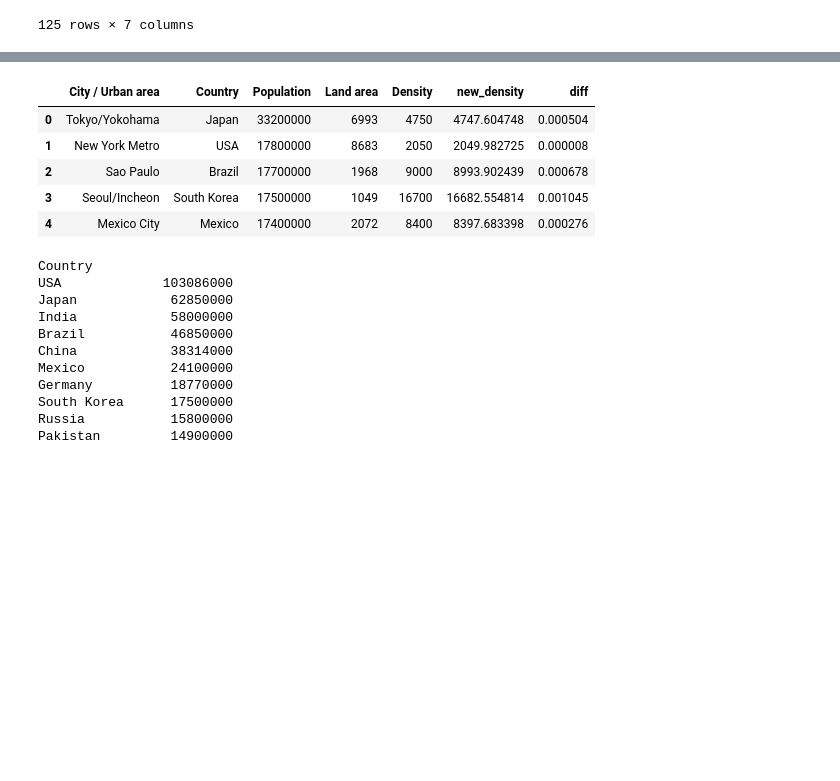
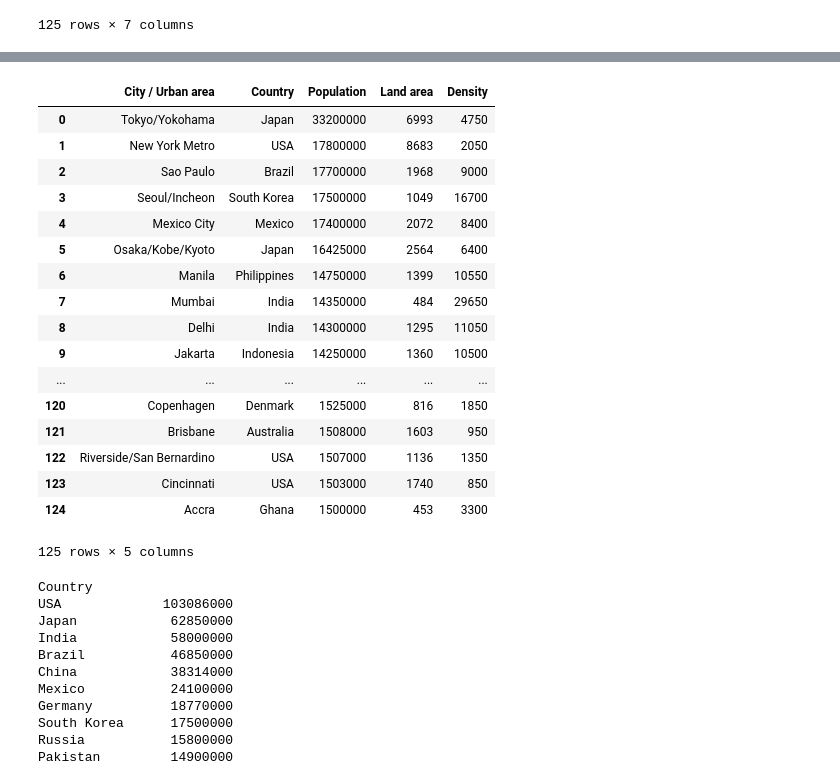
Before and after one commit to Bl3f/amse2019, a Jupyter notebook: day2/Day 2.ipynb, the cells around one changed output, grey strips where cells are left out. Drawn from its saved outputs; the diff is of its cells as text; code cells hidden in the pictures; blank space fills up the shorter version.

```diff
--- a/day2/Day 2.ipynb
+++ b/day2/Day 2.ipynb
@@ -178,6 +302,8 @@ df['Land area'] = df['Land area'] \
     .apply(lambda x: int(x.replace(',', '')))
 df['Density'] = df['Density'] \
     .apply(lambda x: int(x.replace(',', '')))
+# %%
+df['Population'] = df['Population'].str.replace(',', '').astype(int)
 # %%
 df.sort_values('Land area', ascending=False)
 # %% [output]
@@ -236,12 +362,24 @@ df['Population'].plot(kind='bar')
 # %%
-df.head()
+df
 # %% [output]
-|  | City / Urban area | Country | Population | Land area | Density | new_density | diff |
-| 0 | Tokyo/Yokohama | Japan | 33200000 | 6993 | 4750 | 4747.604748 | 0.000504 |
-| 1 | New York Metro | USA | 17800000 | 8683 | 2050 | 2049.982725 | 0.000008 |
-| 2 | Sao Paulo | Brazil | 17700000 | 1968 | 9000 | 8993.902439 | 0.000678 |
-| 3 | Seoul/Incheon | South Korea | 17500000 | 1049 | 16700 | 16682.554814 | 0.001045 |
-| 4 | Mexico City | Mexico | 17400000 | 2072 | 8400 | 8397.683398 | 0.000276 |
+|  | City / Urban area | Country | Population | Land area | Density |
+| 0 | Tokyo/Yokohama | Japan | 33200000 | 6993 | 4750 |
+| 1 | New York Metro | USA | 17800000 | 8683 | 2050 |
+| 2 | Sao Paulo | Brazil | 17700000 | 1968 | 9000 |
+| 3 | Seoul/Incheon | South Korea | 17500000 | 1049 | 16700 |
+| 4 | Mexico City | Mexico | 17400000 | 2072 | 8400 |
+| 5 | Osaka/Kobe/Kyoto | Japan | 16425000 | 2564 | 6400 |
+| 6 | Manila | Philippines | 14750000 | 1399 | 10550 |
+| 7 | Mumbai | India | 14350000 | 484 | 29650 |
+| 8 | Delhi | India | 14300000 | 1295 | 11050 |
+| 9 | Jakarta | Indonesia | 14250000 | 1360 | 10500 |
+| ... | ... | ... | ... | ... | ... |
+| 120 | Copenhagen | Denmark | 1525000 | 816 | 1850 |
+| 121 | Brisbane | Australia | 1508000 | 1603 | 950 |
+| 122 | Riverside/San Bernardino | USA | 1507000 | 1136 | 1350 |
+| 123 | Cincinnati | USA | 1503000 | 1740 | 850 |
+| 124 | Accra | Ghana | 1500000 | 453 | 3300 |
+125 rows × 5 columns
 # %%
 df.groupby('Country')['Population'].sum().sort_values(ascending=False)
 # %% [output]
```
Also changed, not shown: parts of 32 cells of this notebook.
